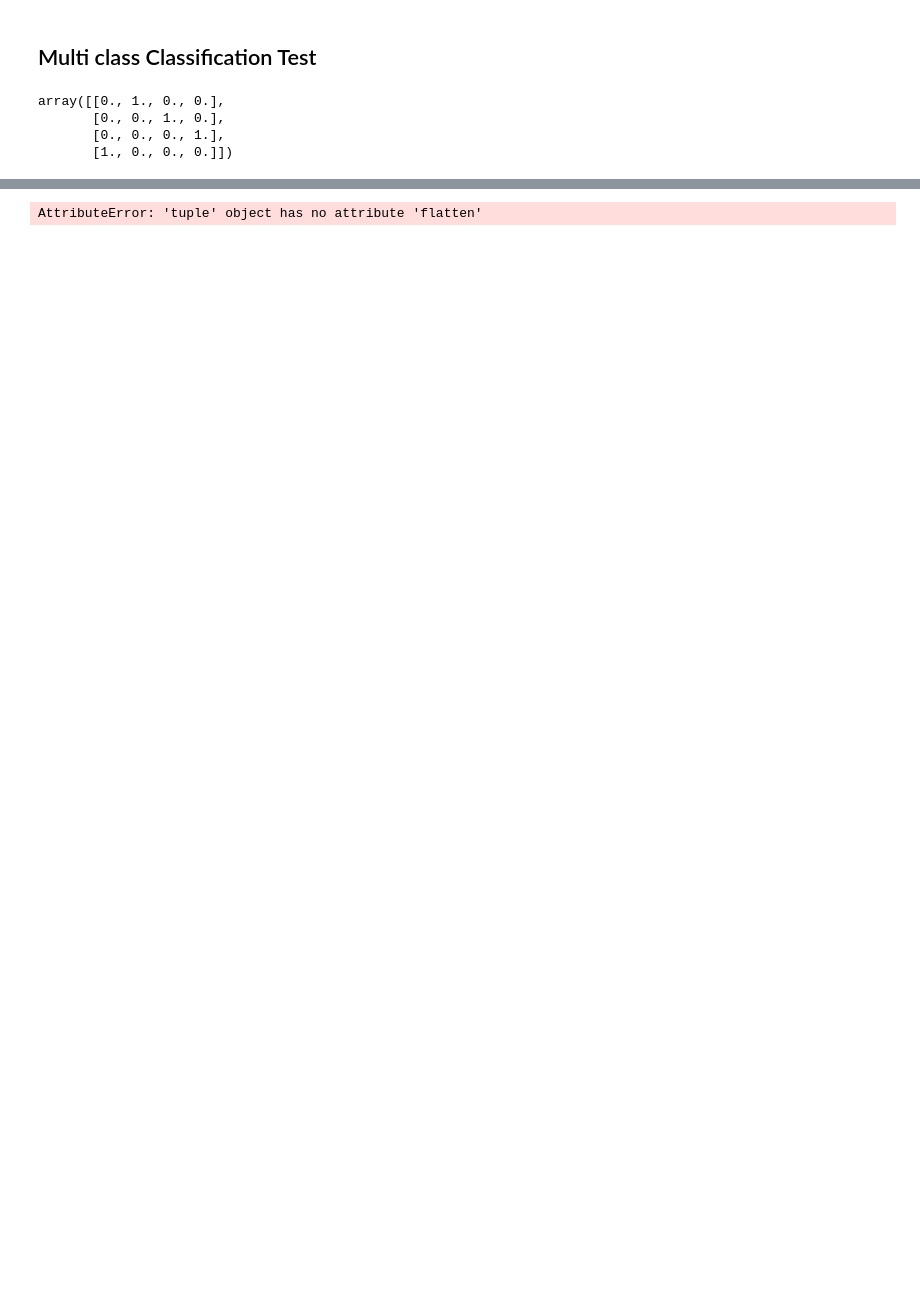
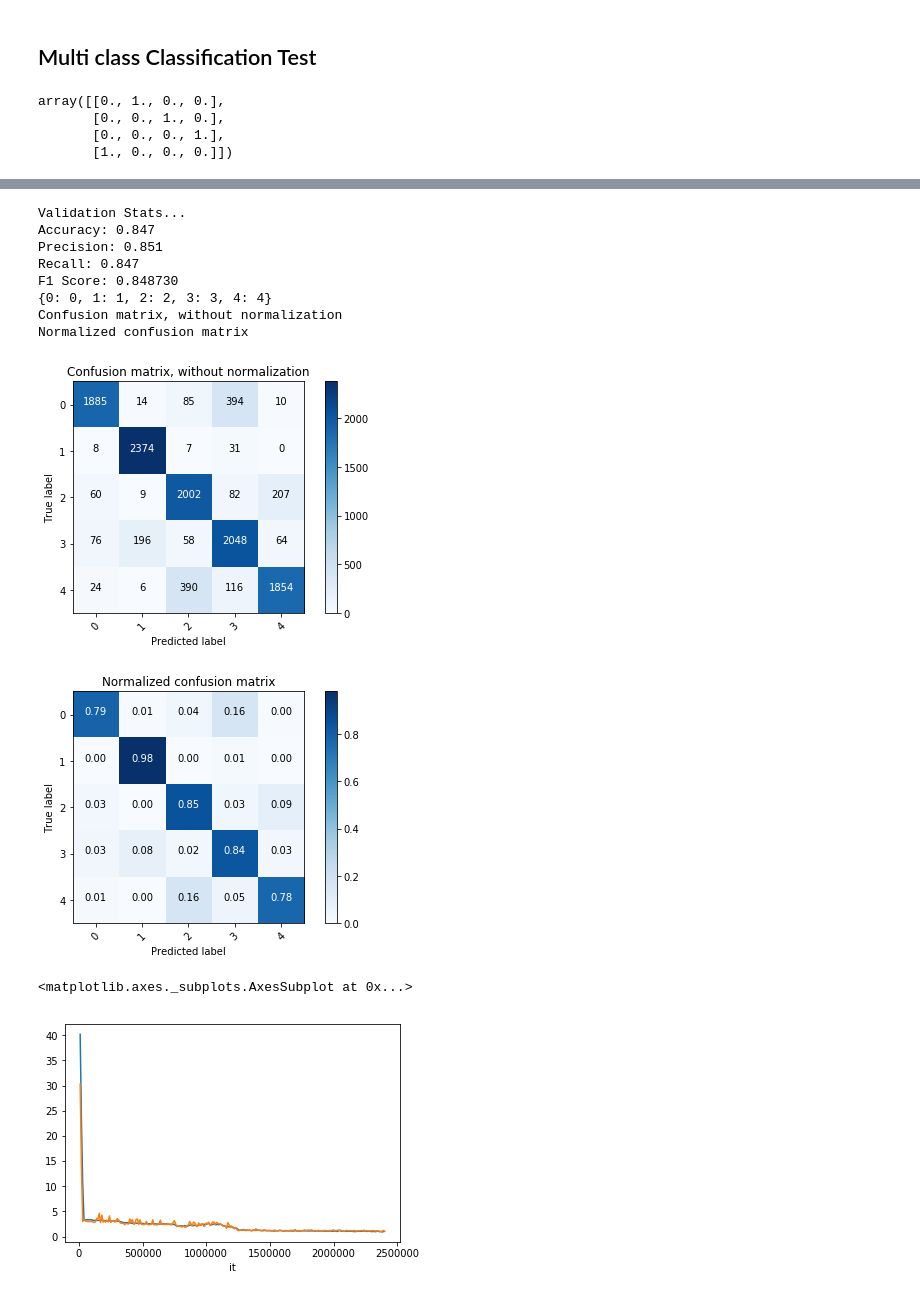
Before and after one commit to azaelmsousa/LogisticRegression-ANN, a Jupyter notebook: notebooks/ANN_Test.ipynb, the cells around one changed output, grey strips where cells are left out. Drawn from its saved outputs; the diff is of its cells as text; code cells hidden in the pictures; blank space fills up the shorter version.

Commit message:
Implemented a learning rate decay and tested with a 6 class dataset 60 features and 60000 instances

```diff
--- a/notebooks/ANN_Test.ipynb
+++ b/notebooks/ANN_Test.ipynb
@@ -377,36 +377,41 @@ array([[0., 1., 0., 0.],
 import time
 import timeit
 from utils import dataset_helper
+from utils import custom_scores
+reload(custom_scores)
 reload(dataset_helper)
 reload(loss_functions)
 reload(activation_functions)
 reload(network)
 reload(dataset_helper)
 
-nclasses = 4
-nsamples = 500
+nclasses = 5
+nsamples = 60000
+nfeatures = 60
 eps = np.finfo(np.float32).eps
-X,  X_val, Y, Y_val = dataset_helper.get_toy_data_multiclass(nclasses, nsamples)
+X,  X_val, Y, Y_val = dataset_helper.get_toy_data_multiclass(nclasses, nsamples, nfeatures)
 
 Y = dataset_helper.one_hot_encode(Y, nclasses)
 Y_val = dataset_helper.one_hot_encode(Y_val, nclasses)
 
-eps = 0.12
-lr = .1
-max_iter = 50000
-print_interval = 1000
+eps = 0.9
+lr = 1.
+max_iter = 50 * X.shape[0]
+print_interval = 10 * 1000
 
 network.DEBUG = False
 
 eps = np.finfo(np.float32).eps
 
-h1 = network.Layer(10, 30, 'sigmoid', label="H1")
-h2 = network.Layer(30, 10, 'sigmoid', label="H2")
-o = network.Layer(10, nclasses, 'sigmoid', label="Output")
+h1 = network.Layer(nfeatures, 32, 'sigmoid', label="H1")
+h2 = network.Layer(32, 32, 'sigmoid', label="H2")
+h3 = network.Layer(32, 24, 'sigmoid', label="H3")
+o = network.Layer(24, nclasses, 'sigmoid', label="Output")
 
 model = network.NN(loss='cross_entropy')
 model.add_layer(h1)
 model.add_layer(h2)
+model.add_layer(h3)
 model.add_layer(o)
 model.show_weights()
 
@@ -415,15 +420,19 @@ print("")
 start = time.process_time()
 model.fit(X, Y, max_iter=max_iter,
           lr=lr, epsilon=eps,
+          decay_iteractions=100 * 1000, decay_rate = 0.9,
           X_val=X_val, Y_val=Y_val,
-          print_interval=2000)
+          print_interval=print_interval)
 
 Y_ = np.array(model.predict(X))
 Y_ = Y_.argmax(axis=-1).flatten()
 Y = Y.argmax(axis=-1)
 mae = np.absolute(Y - Y_).mean()
-print('Mae', mae)
+
 print("Time Spent ", time.process_time() - start)
-assert(mae < 0.1)
+
+
+Y_val_ = np.array(model.predict(X_val))
+iteraction_log = network.get_iteration_log()
 # %% [output]
 Shuffled
@@ -446,4 +455,22 @@ Time Spent  8.75787226600005
-# %%
-Y_val_ = np.array(model.predict(X_val))
-# %% [output]
-AttributeError: 'tuple' object has no attribute 'flatten'
+# %%
+import time
+import timeit
+from utils import dataset_helper
+from utils import custom_scores
+custom_scores.evalute_multiclass(Y_val.argmax(axis=-1), Y_val_.argmax(axis=-1))
+iteraction_log.index = iteraction_log.it
+iteraction_log.error_train.plot()
+iteraction_log.error_val.plot()
+# %% [output]
+Validation Stats...
+Accuracy: 0.847
+Precision: 0.851
+Recall: 0.847
+F1 Score: 0.848730
+{0: 0, 1: 1, 2: 2, 3: 3, 4: 4}
+Confusion matrix, without normalization
+Normalized confusion matrix
+[figure, added]
+[figure, added]
+<matplotlib.axes._subplots.AxesSubplot at 0x...>
+[figure, added]
```
Also changed, not shown: parts of 4 cells of this notebook, 2 other files.
